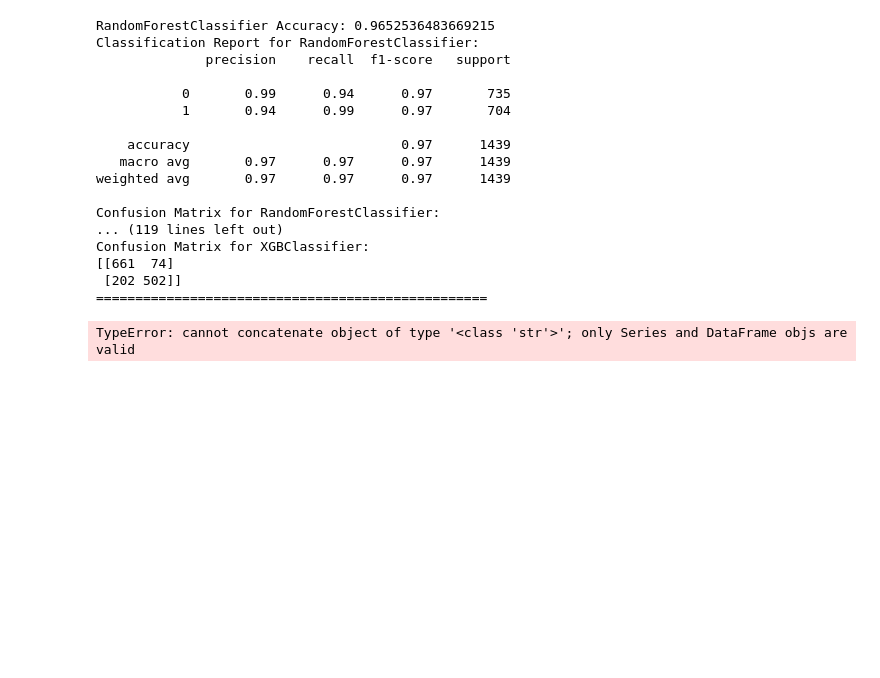
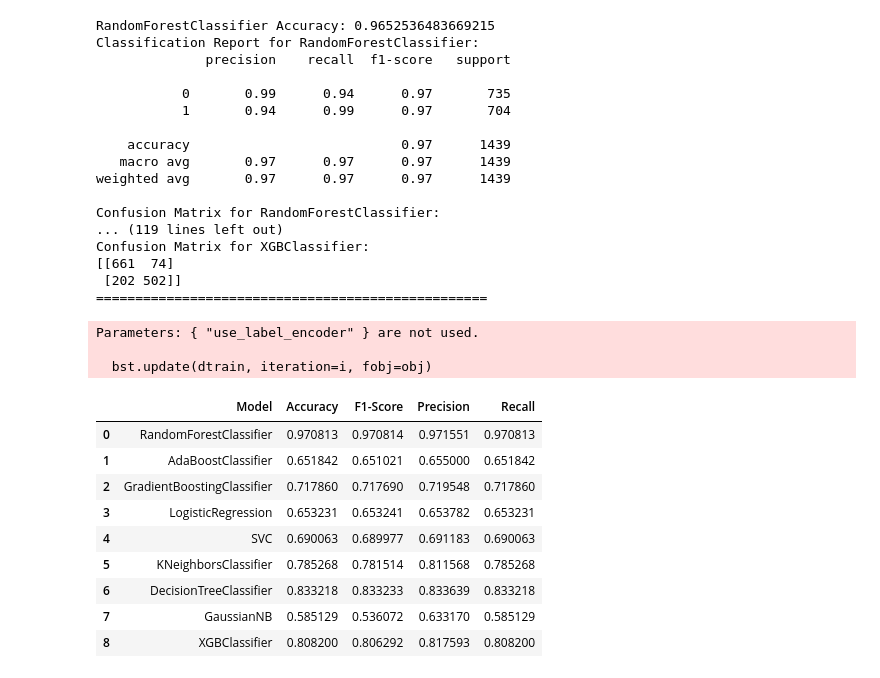
Before and after one commit to HarshitaSingh2005/Heart_Disease_Predic, a Jupyter notebook: heart.ipynb, the cells around one changed output. Saved outputs shown, nothing was run; the diff lists cells and outputs as text; code cells hidden in the pictures; blank space fills up the shorter version.

Commit message:
Updated model code and preprocessing

```diff
--- a/heart.ipynb
+++ b/heart.ipynb
@@ -299,27 +299,49 @@ Confusion Matrix for XGBClassifier:
  [202 502]]
 ==================================================
 # %%
-# Create a DataFrame to store the results
-results_df = pd.DataFrame(columns=['Model', 'Accuracy', 'F1-Score', 'Precision', 'Recall'])
+results = []   # ✅ create list
 
-# Train and evaluate each classifier
+classifiers = [
+    RandomForestClassifier(),
+    AdaBoostClassifier(),
+    GradientBoostingClassifier(),
+    LogisticRegression(max_iter=1000),
+    SVC(),
+    KNeighborsClassifier(),
+    DecisionTreeClassifier(),
+    GaussianNB(),
+    XGBClassifier(use_label_encoder=False, eval_metric='logloss')
+]
+
 for clf in classifiers:
     clf_name = clf.__class__.__name__
     clf.fit(X_train_scaled, y_train)
     y_pred = clf.predict(X_test_scaled)
 
-    # Calculate evaluation metrics
-    accuracy = accuracy_score(y_test, y_pred)
     report = classification_report(y_test, y_pred, output_dict=True)
-    f1_score = report['weighted avg']['f1-score']
-    precision = report['weighted avg']['precision']
-    recall = report['weighted avg']['recall']
 
-    # Append results to DataFrame
-    results_df = pd.concat(results_df,pd.DataFrame
-                           ([{'Model': clf_name, 'Accuracy': accuracy, 'F1-Score': f1_score,
-                                    'Precision': precision, 'Recall': recall}, ignore_index=True
+    results.append({
+        'Model': clf_name,
+        'Accuracy': accuracy_score(y_test, y_pred),
+        'F1-Score': report['weighted avg']['f1-score'],
+        'Precision': report['weighted avg']['precision'],
+        'Recall': report['weighted avg']['recall']
+    })
+
+results_df = pd.DataFrame(results)
 
 results_df
 # %% [output]
-TypeError: cannot concatenate object of type '<class 'str'>'; only Series and DataFrame objs are valid
+Parameters: { "use_label_encoder" } are not used.
+
+  bst.update(dtrain, iteration=i, fobj=obj)
+|  | Model | Accuracy | F1-Score | Precision | Recall |
+| 0 | RandomForestClassifier | 0.970813 | 0.970814 | 0.971551 | 0.970813 |
+| 1 | AdaBoostClassifier | 0.651842 | 0.651021 | 0.655000 | 0.651842 |
+| 2 | GradientBoostingClassifier | 0.717860 | 0.717690 | 0.719548 | 0.717860 |
+| 3 | LogisticRegression | 0.653231 | 0.653241 | 0.653782 | 0.653231 |
+| 4 | SVC | 0.690063 | 0.689977 | 0.691183 | 0.690063 |
+| 5 | KNeighborsClassifier | 0.785268 | 0.781514 | 0.811568 | 0.785268 |
+| 6 | DecisionTreeClassifier | 0.833218 | 0.833233 | 0.833639 | 0.833218 |
+| 7 | GaussianNB | 0.585129 | 0.536072 | 0.633170 | 0.585129 |
+| 8 | XGBClassifier | 0.808200 | 0.806292 | 0.817593 | 0.808200 |
```
